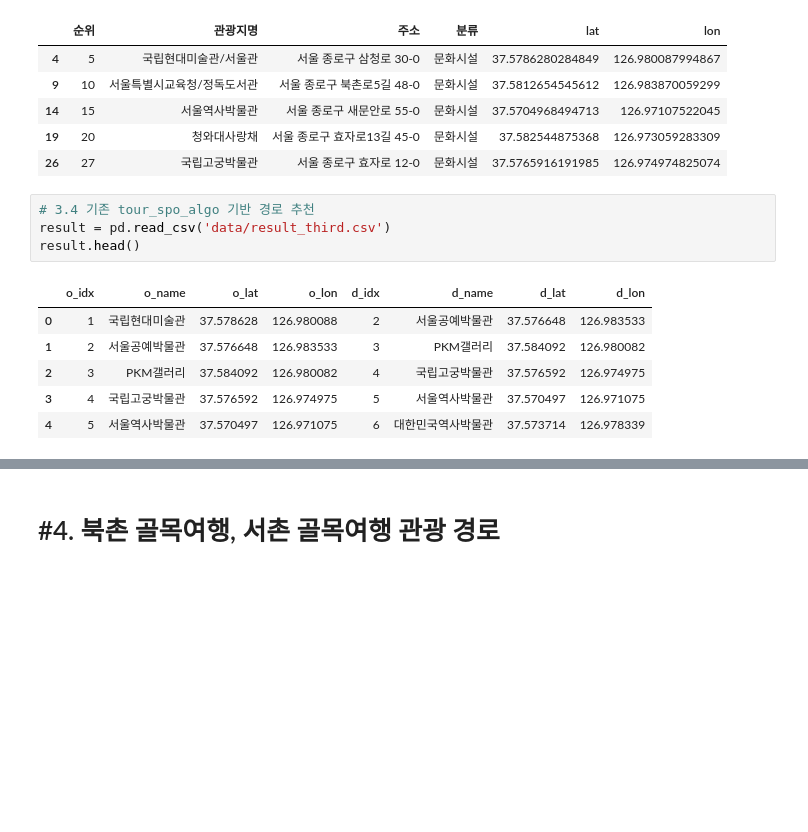
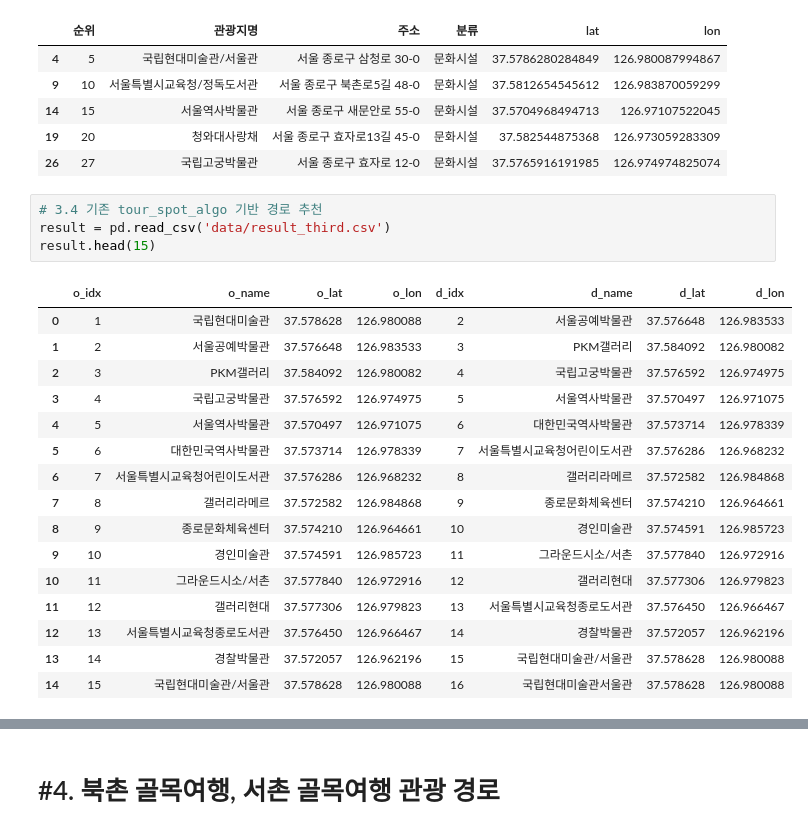
Before and after one commit to Behind-Seoul/Data-Analysis, a Jupyter notebook: tour_spot_detail.ipynb, the cells around one changed output, grey strips where cells are left out. Drawn from its saved outputs; the diff is of its cells as text; blank space fills up the shorter version.

```diff
--- a/tour_spot_detail.ipynb
+++ b/tour_spot_detail.ipynb
@@ -198,13 +220,23 @@ tour_spot_merge.head()
 | 19 | 20 | 청와대사랑채 | 서울 종로구 효자로13길 45-0 | 문화시설 | 37.582544875368 | 126.973059283309 |
 | 26 | 27 | 국립고궁박물관 | 서울 종로구 효자로 12-0 | 문화시설 | 37.5765916191985 | 126.974974825074 |
 # %%
-# 3.4 기존 tour_spo_algo 기반 경로 추천
+# 3.4 기존 tour_spot_algo 기반 경로 추천
 result = pd.read_csv('data/result_third.csv')
-result.head()
+result.head(15)
 # %% [output]
 |  | o_idx | o_name | o_lat | o_lon | d_idx | d_name | d_lat | d_lon |
 | 0 | 1 | 국립현대미술관 | 37.578628 | 126.980088 | 2 | 서울공예박물관 | 37.576648 | 126.983533 |
 | 1 | 2 | 서울공예박물관 | 37.576648 | 126.983533 | 3 | PKM갤러리 | 37.584092 | 126.980082 |
 | 2 | 3 | PKM갤러리 | 37.584092 | 126.980082 | 4 | 국립고궁박물관 | 37.576592 | 126.974975 |
 | 3 | 4 | 국립고궁박물관 | 37.576592 | 126.974975 | 5 | 서울역사박물관 | 37.570497 | 126.971075 |
 | 4 | 5 | 서울역사박물관 | 37.570497 | 126.971075 | 6 | 대한민국역사박물관 | 37.573714 | 126.978339 |
+| 5 | 6 | 대한민국역사박물관 | 37.573714 | 126.978339 | 7 | 서울특별시교육청어린이도서관 | 37.576286 | 126.968232 |
+| 6 | 7 | 서울특별시교육청어린이도서관 | 37.576286 | 126.968232 | 8 | 갤러리라메르 | 37.572582 | 126.984868 |
+| 7 | 8 | 갤러리라메르 | 37.572582 | 126.984868 | 9 | 종로문화체육센터 | 37.574210 | 126.964661 |
+| 8 | 9 | 종로문화체육센터 | 37.574210 | 126.964661 | 10 | 경인미술관 | 37.574591 | 126.985723 |
+| 9 | 10 | 경인미술관 | 37.574591 | 126.985723 | 11 | 그라운드시소/서촌 | 37.577840 | 126.972916 |
+| 10 | 11 | 그라운드시소/서촌 | 37.577840 | 126.972916 | 12 | 갤러리현대 | 37.577306 | 126.979823 |
+| 11 | 12 | 갤러리현대 | 37.577306 | 126.979823 | 13 | 서울특별시교육청종로도서관 | 37.576450 | 126.966467 |
+| 12 | 13 | 서울특별시교육청종로도서관 | 37.576450 | 126.966467 | 14 | 경찰박물관 | 37.572057 | 126.962196 |
+| 13 | 14 | 경찰박물관 | 37.572057 | 126.962196 | 15 | 국립현대미술관/서울관 | 37.578628 | 126.980088 |
+| 14 | 15 | 국립현대미술관/서울관 | 37.578628 | 126.980088 | 16 | 국립현대미술관서울관 | 37.578628 | 126.980088 |
```
Also changed, not shown: parts of 9 cells of this notebook.
